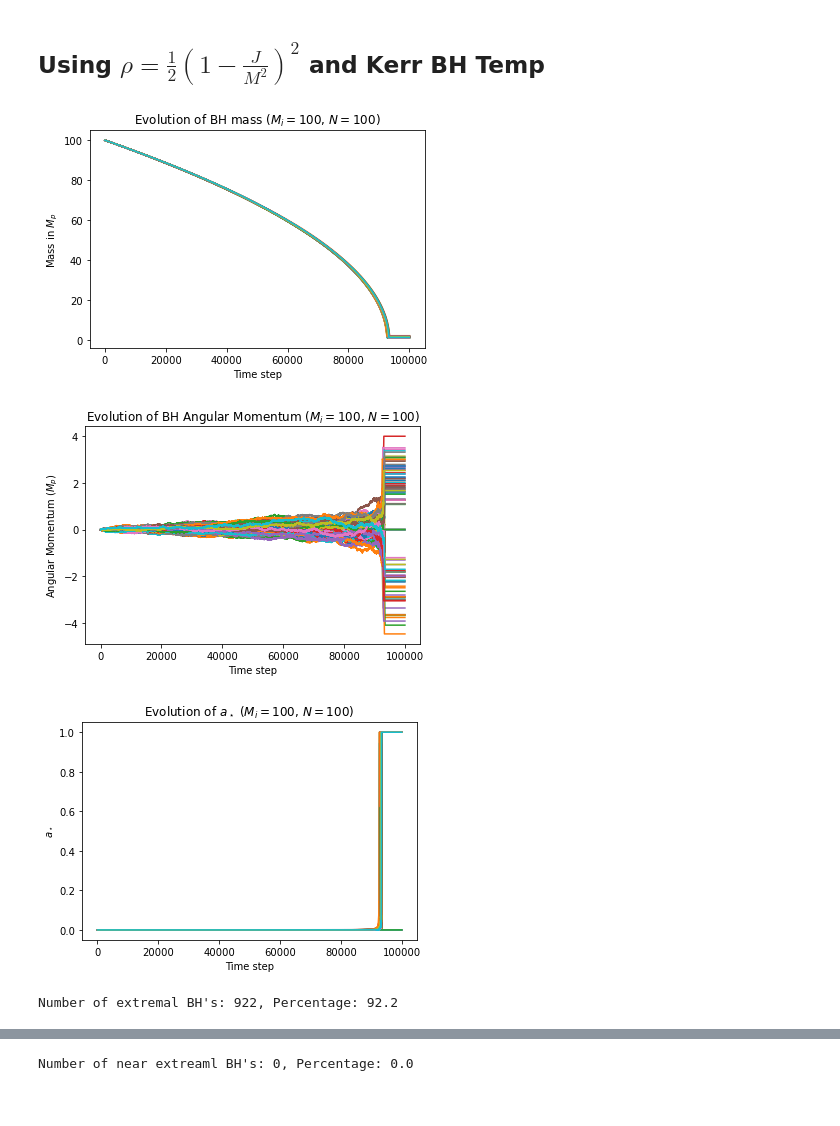
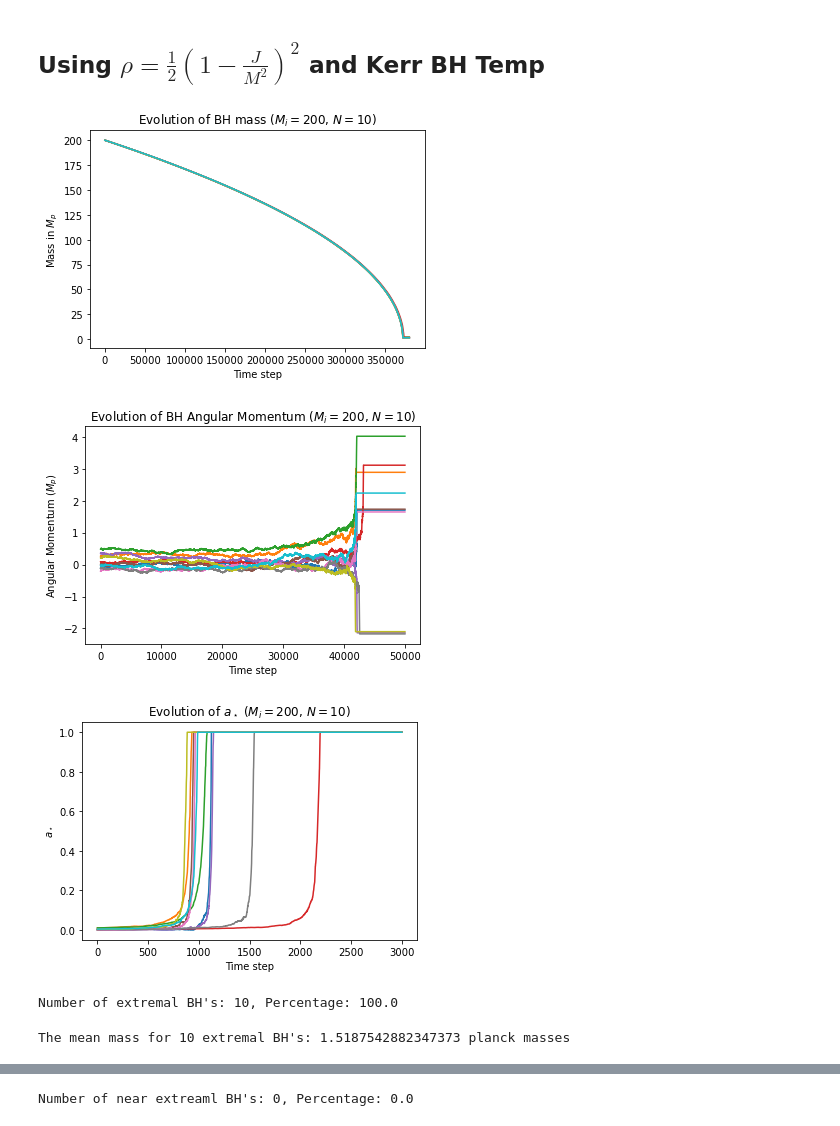
Before and after one commit to qtaylorphys/BH_Extremal, a Jupyter notebook: BH_Ext.ipynb, the cells around one changed output, grey strips where cells are left out. Saved outputs shown, nothing was run; the diff lists cells and outputs as text; code cells hidden in the pictures.

```diff
--- a/BH_Ext.ipynb
+++ b/BH_Ext.ipynb
@@ -163,12 +163,12 @@ We can find the cross section of these extremal black holes
 # %% [markdown]
 ## Using $\rho = \frac{1}{2}\left(1-\frac{J}{M^2}\right)^2$ and Kerr BH Temp
 # %%
-N = 100000 #Number of time steps (This needs to be much much larger for Kerr Black holes compared to Schwarzchild!!!!)
-Nmc =1000 #Number of Monte Carlo Sims (number of black holes)
+N = 380000 #Number of time steps (This needs to be much much larger for Kerr Black holes compared to Schwarzchild!!!!)
+Nmc =10 #Number of Monte Carlo Sims (number of black holes)
 prob = rng.random(size = (Nmc,N))
 change = dist(prob)
 # %%
-mass_i = 100 #in Planck Masses
+mass_i = 200 #in Planck Masses
 Mass = np.zeros((Nmc+1,N+1))
 J = np.zeros((Nmc+1,N+1))
 astar = np.zeros((Nmc+1,N+1))
@@ -211,30 +211,36 @@ plt.xlabel('Time step')
 #plt.xlim(45000,48000)
 plt.show()
 # %% [output]
-[figure, old version]
+[figure, new version]
 # %%
-plt.plot(J.T)
+plt.plot(J.T[-50000:,:])
 plt.title(f'Evolution of BH Angular Momentum ($M_i = {mass_i}$, $N = {Nmc}$)')
 plt.ylabel('Angular Momentum ($M_p$)')
 plt.xlabel('Time step')
 plt.show()
 # %% [output]
-[figure, old version]
+[figure, new version]
 # %%
-plt.plot(astar.T)
+plt.plot(astar.T[-9000:-6000,:])
 plt.title(f'Evolution of $a_\star$ ($M_i = {mass_i}$, $N = {Nmc}$)')
 plt.ylabel('$a_\star$')
 plt.xlabel('Time step')
 #plt.xlim([46000,47000])
 plt.show()
 # %% [output]
-[figure, old version]
+[figure, new version]
 # %%
 ext = np.where(astar[:,-1] == 1)[0]
 num = len(ext)
 print(f"Number of extremal BH's: {num}, Percentage: {num/Nmc*100}")
 # %% [output]
-Number of extremal BH's: 922, Percentage: 92.2
+Number of extremal BH's: 10, Percentage: 100.0
+# %%
+mean = np.mean(Mass[ext,-1])
+print(f"The mean mass for {num} extremal BH's: {mean} planck masses")
+#mode = np.(astar[ext,-1])
+# %% [output]
+The mean mass for 10 extremal BH's: 1.5187542882347373 planck masses
 # %%
 plt.plot(Mass[ext,-1],'.', color = "black")
 plt.title(f"Final mass of all {num} extremal black holes")
```
Also changed, not shown: parts of 7 cells of this notebook.
